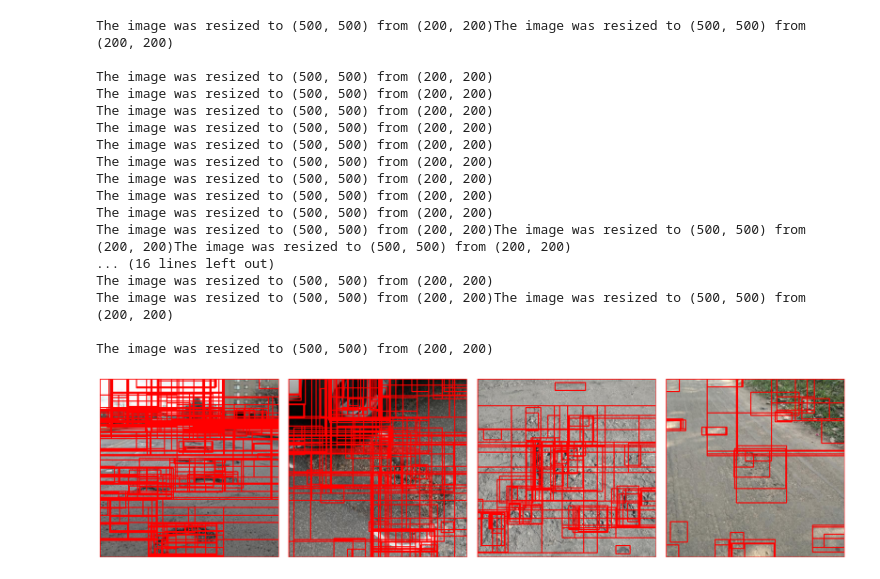
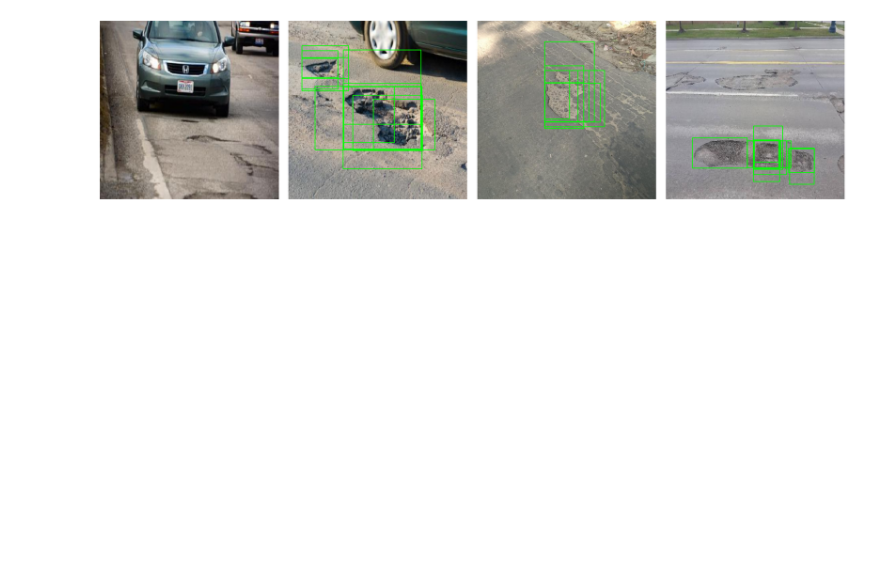
Before and after one commit to DevJav/02516_poster_3, a Jupyter notebook: data_loader.ipynb, the cells around one changed output. Drawn from its saved outputs; the diff is of its cells as text; code cells hidden in the pictures; blank space fills up the shorter version.

```diff
--- a/data_loader.ipynb
+++ b/data_loader.ipynb
@@ -7,0 +8,10 @@ with open(proposal_file_path, 'r') as f:
+# %%
+main_dir = '/zhome/97/a/203937/02516_poster_3/'
+img_dir = main_dir + 'Potholes/annotated-images/'
+proposal_file_path = main_dir + 'labeled_proposals_edge_boxes.json'
+
+# Make sure the above paths are correct
+assert os.path.exists(main_dir), f"Main directory does not exist: {main_dir}"
+assert os.path.exists(img_dir), f"Image directory does not exist: {img_dir}"
+assert os.path.exists(proposal_file_path), f"Proposal file does not exist: {proposal_file_path}"
+print("All paths are verified and exist.")
@@ -101,19 +104,17 @@ class PotholeDatasetFromProposals(Dataset):
 
         return image, target
 # %%
-# Define image directory and list of image files based on proposal keys
-img_dir = '/zhome/28/8/203659/UNI/Computer Vision DL/Segmentation/02516_poster_3/Potholes/annotated-images'
-file_list = list(proposals.keys())  # Image files in the proposals
+image_file_list = list(proposals.keys())  # Image files in the proposals
 
 # Define transformations
 transform = T.Compose([
-    T.Resize((500, 500)), # FOR NOW ALIGN WITH THE PROPOSALS, CHANGE DATALOADERS TO ALIGN WITH THE TRANSFORM
+    T.Resize((720, 720)), # FOR NOW ALIGN WITH THE PROPOSALS, CHANGE DATALOADERS TO ALIGN WITH THE TRANSFORM
     T.ToTensor()
 ])
 
 # Initialize dataset with only proposals
 dataset = PotholeDatasetFromProposals(
-    file_list=file_list,
+    image_file_list=image_file_list,
     img_dir=img_dir,
     proposals=proposals,
     transform=transform
@@ -122,8 +123,8 @@ dataset = PotholeDatasetFromProposals(
 # Define DataLoader
 dataloader = DataLoader(dataset, batch_size=4, shuffle=True, num_workers=4, collate_fn=lambda x: tuple(zip(*x)))
 
-# Example loop to access batched data
-for images, targets in dataloader:
-    print("Batch of images:", images)
-    print("Batch of targets:", targets)
-    break  # Display only the first batch
+# # Example loop to access batched data
+# for images, targets in dataloader:
+#     print("Batch of images:", images)
+#     print("Batch of targets:", targets)
+#     break  # Display only the first batch
@@ -155,8 +138,8 @@ def plot_images(images, targets, denormalize=False):
 
     for i, (image, target) in enumerate(zip(images, targets)):
         #if image has any boxes that are not background
-        if any([label != 0 for label in target['labels']]):
-            continue
+        # if any([label != 0 for label in target['labels']]):
+        #     continue
 
         # Convert image to numpy and denormalize
         image = image.permute(1, 2, 0).cpu().numpy()  # Convert to (H, W, C) and move to CPU if necessary
@@ -166,55 +149,39 @@ def plot_images(images, targets, denormalize=False):
             image = std * image + mean  # Denormalize
             image = np.clip(image, 0, 1)  # Clip to [0, 1] range for display
 
         # Convert image to uint8 for OpenCV and plotting
         image = (image * 255).astype(np.uint8)
 
         # Convert RGB to BGR for OpenCV compatibility
         image_bgr = cv2.cvtColor(image, cv2.COLOR_RGB2BGR)
 
         # Draw bounding boxes on the BGR image
         for box, label in zip(target['boxes'], target['labels']):
             # Convert box coordinates to numpy integers
-            x_min, y_min, x_max, y_max = map(int, box)
+            x, y, w, h = box.numpy().astype(int)
 
-            # Define color: red for background, blue for pothole
-            color = (0, 0, 255) if label == 0 else (255, 0, 0)
+            # Define color: red for background, green for pothole
+            color = (0, 0, 255) if label == 0 else (0, 255, 0)
 
             # Draw the rectangle on the image
-            image_bgr = cv2.rectangle(image_bgr, (x_min, y_min), (x_max, y_max), color, 2)
+            if label == 1:
+                image_bgr = cv2.rectangle(image_bgr, (x, y), (x + w, y + h), color, 2)
 
         # Convert BGR image back to RGB for display in matplotlib
         image_rgb = cv2.cvtColor(image_bgr, cv2.COLOR_BGR2RGB)
 
         # Display the image
         axes[i].imshow(image_rgb)
         axes[i].axis('off')
 
     plt.tight_layout()
     plt.show()
 
 # Display the first batch of images
 images, targets = next(iter(dataloader))
 plot_images(images, targets)
 # %% [output]
-The image was resized to (500, 500) from (200, 200)The image was resized to (500, 500) from (200, 200)
-
-The image was resized to (500, 500) from (200, 200)
-The image was resized to (500, 500) from (200, 200)
-The image was resized to (500, 500) from (200, 200)
-The image was resized to (500, 500) from (200, 200)
-The image was resized to (500, 500) from (200, 200)
-The image was resized to (500, 500) from (200, 200)
-The image was resized to (500, 500) from (200, 200)
-The image was resized to (500, 500) from (200, 200)
-The image was resized to (500, 500) from (200, 200)
-The image was resized to (500, 500) from (200, 200)The image was resized to (500, 500) from (200, 200)The image was resized to (500, 500) from (200, 200)
-... (16 lines left out)
-The image was resized to (500, 500) from (200, 200)
-The image was resized to (500, 500) from (200, 200)The image was resized to (500, 500) from (200, 200)
-
-The image was resized to (500, 500) from (200, 200)
-[figure, old version]
+[figure, new version]
 # %%
 from sklearn.model_selection import train_test_split
 
```
Also changed, not shown: parts of 6 cells of this notebook.
